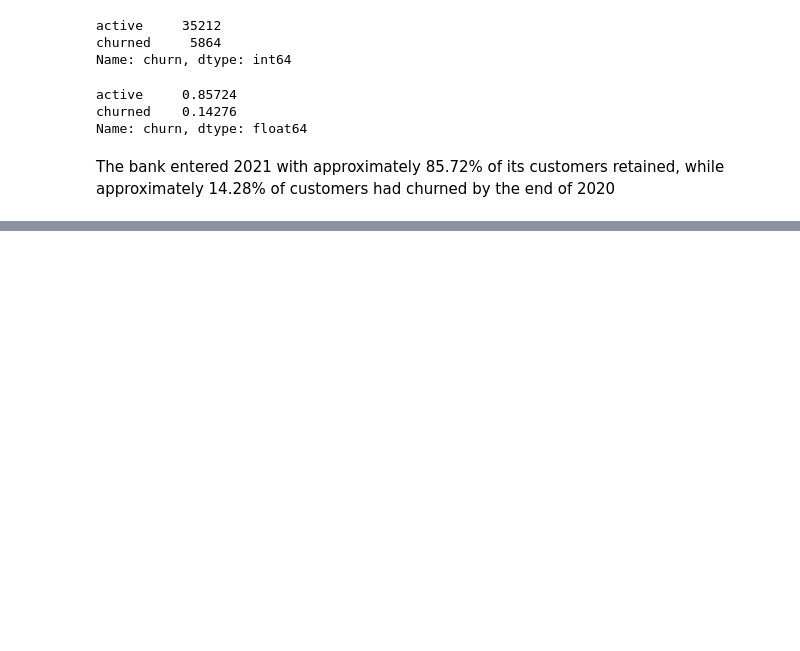
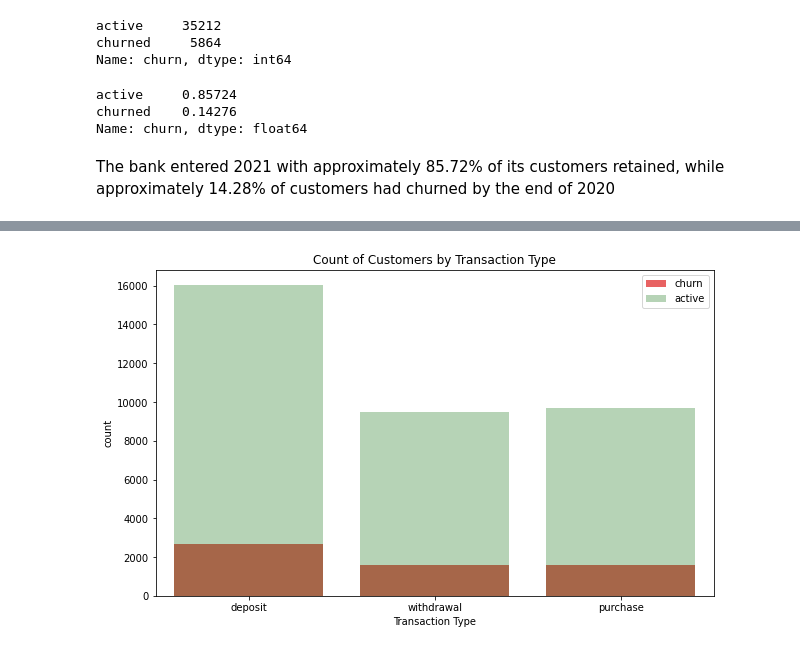
Before and after one commit to Dibieoluchi/banking_data, a Jupyter notebook: banking_data analysis.ipynb, the cells around one changed output, grey strips where cells are left out. Cells and saved outputs as stored; diff of their text form; code cells hidden in the pictures; blank space fills up the shorter version.

```diff
--- a/banking_data analysis.ipynb
+++ b/banking_data analysis.ipynb
@@ -762,0 +827,12 @@ The bank entered 2021 with approximately 85.72% of its customers retained, while
+# %%
+fig, ax = plt.subplots(1, 1, figsize=(10, 6))
+
+sns.countplot(data=churn, x='transaction_type', color='red', ax=ax, alpha=0.7, label='churn')
+sns.countplot(data=active, x='transaction_type', color='green', ax=ax, alpha=0.3, label='active')
+
+plt.title('Count of Customers by Transaction Type')
+plt.xlabel('Transaction Type')
+plt.legend()
+plt.show()
+# %% [output]
+[figure, added]
```
Also changed, not shown: parts of 70 cells of this notebook.
